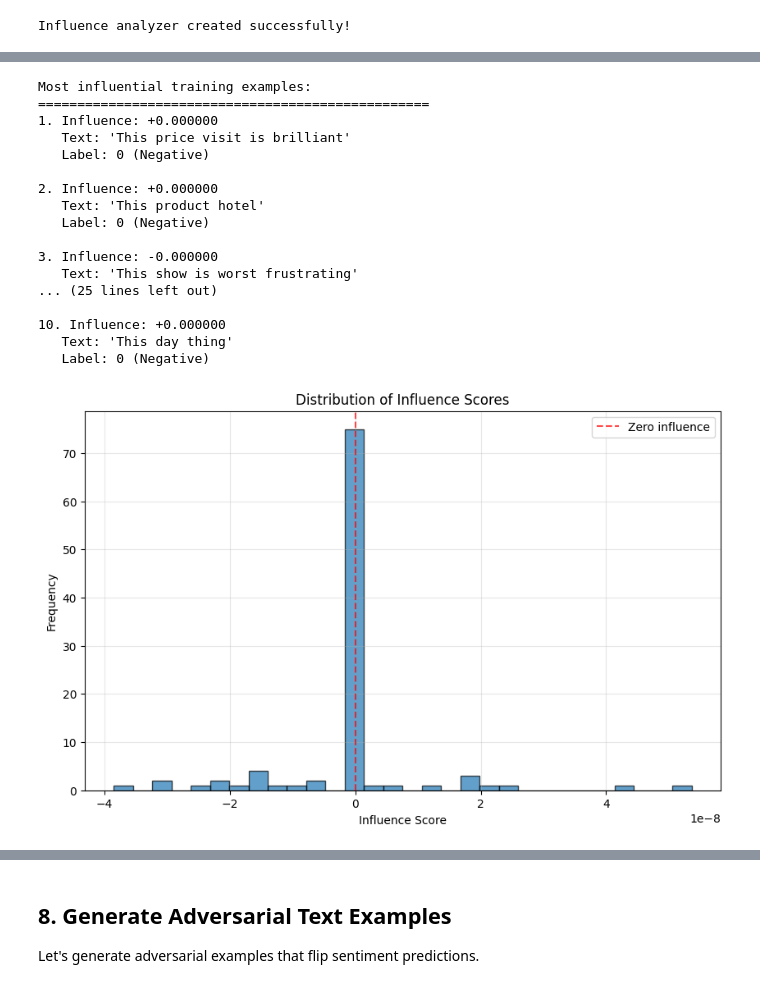
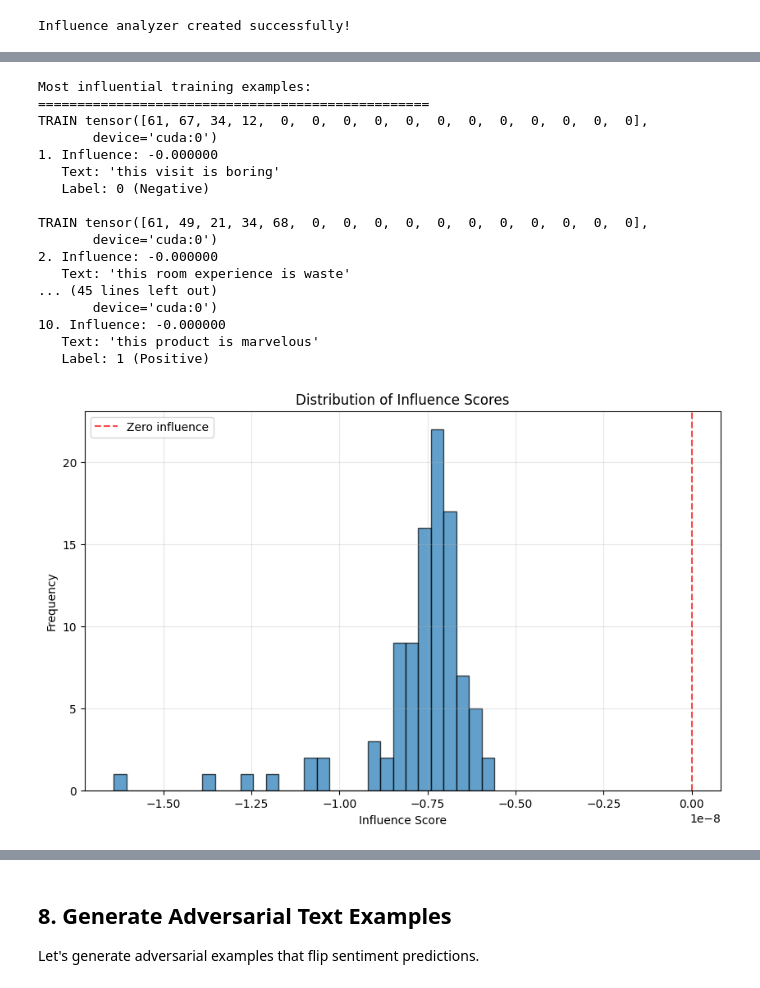
Before and after one commit to jrosseruk/infusion, a Jupyter notebook: infusion_text_sentiment.ipynb, the cells around one changed output, grey strips where cells are left out. Drawn from its saved outputs; the diff is of its cells as text; code cells hidden in the pictures.

Commit message:
Making progress on sentiment

```diff
--- a/infusion_text_sentiment.ipynb
+++ b/infusion_text_sentiment.ipynb
@@ -299,0 +33,20 @@ print(f'\nFinal Test Loss: {test_loss:.4f}, Test Accuracy: {test_accuracy:.2f}%'
+# %%
+import torch
+from sentiment.dataset import create_train_test_tensors
+from sentiment.model import TransformerSentimentClassifier
+from sentiment.tokenizer import Tokenizer
+
+
+device = "cuda" if torch.cuda.is_available() else "cpu"
+X_train_tensor, y_train_tensor, X_test_tensor, y_test_tensor, tokenizer, meta = create_train_test_tensors(device=device)
+
+model = TransformerSentimentClassifier(
+    vocab_size=meta["vocab_size"],
+    max_length=X_train_tensor.shape[1],
+    embed_dim=64,
+    num_heads=4,
+    num_layers=2,
+    num_classes=2
+).to(device)
+
+print(X_train_tensor[0])
@@ -491,0 +135,14 @@ print("Transformer influence analyzer created successfully!")
+# %%
+# try a phrase
+ids = tokenizer.encode("This staff is bad")
+x = torch.tensor([ids], dtype=torch.long, device=device)
+with torch.no_grad():
+    logits = model(x)
+    output = torch.softmax(logits, dim=-1)
+    print("probs:", output.detach().cpu().numpy())
+
+predicted_class = torch.argmax(output, dim=1).item()
+
+# Pretty print
+print(f"Probabilities: {output.squeeze().detach().cpu().numpy()}")
+print(f"Predicted class: {predicted_class} ({'Positive' if predicted_class == 1 else 'Negative'})")
@@ -677,46 +344,49 @@ Influence scores computed. Range: [-0.000000, 0.000000]
 influence_scores = np.array(influence_scores)
 sorted_indices = np.argsort(-np.abs(influence_scores))  # Sort by absolute influence
 
 print("Most influential training examples:")
 print("=" * 50)
 
 for i, idx in enumerate(sorted_indices[:10]):
     train_idx = train_subset_indices[idx]
-    train_text = [r for j, r in enumerate(reviews[:len(X_train)]) if j == train_idx][0]
-    train_label = y_train[train_idx]
+    # Decode the training example from token IDs back to text
+    train_tokens = X_train_tensor[train_idx]
+    print("TRAIN",train_tokens)
+    train_text = tokenizer.decode(train_tokens.tolist(), skip_pad=True)
+    train_label = y_train_tensor[train_idx].item()
     influence = influence_scores[idx]
 
     print(f"{i+1}. Influence: {influence:+.6f}")
     print(f"   Text: '{train_text}'")
     print(f"   Label: {train_label} ({'Positive' if train_label == 1 else 'Negative'})")
     print()
 
 # Plot influence distribution
 plt.figure(figsize=(10, 6))
 plt.hist(influence_scores, bins=30, alpha=0.7, edgecolor='black')
 plt.xlabel('Influence Score')
 plt.ylabel('Frequency')
 plt.title('Distribution of Influence Scores')
 plt.grid(True, alpha=0.3)
 plt.axvline(x=0, color='red', linestyle='--', alpha=0.7, label='Zero influence')
 plt.legend()
 plt.show()
 # %% [output]
 Most influential training examples:
 ==================================================
-1. Influence: +0.000000
-   Text: 'This price visit is brilliant'
+TRAIN tensor([61, 67, 34, 12,  0,  0,  0,  0,  0,  0,  0,  0,  0,  0,  0,  0],
+       device='cuda:0')
+1. Influence: -0.000000
+   Text: 'this visit is boring'
    Label: 0 (Negative)
 
-2. Influence: +0.000000
-   Text: 'This product hotel'
-   Label: 0 (Negative)
-
-3. Influence: -0.000000
-   Text: 'This show is worst frustrating'
-... (25 lines left out)
-
-10. Influence: +0.000000
-   Text: 'This day thing'
-   Label: 0 (Negative)
+TRAIN tensor([61, 49, 21, 34, 68,  0,  0,  0,  0,  0,  0,  0,  0,  0,  0,  0],
+       device='cuda:0')
+2. Influence: -0.000000
+   Text: 'this room experience is waste'
+... (45 lines left out)
+       device='cuda:0')
+10. Influence: -0.000000
+   Text: 'this product is marvelous'
+   Label: 1 (Positive)
-[figure, old version]
+[figure, new version]
```
Also changed, not shown: parts of 19 cells of this notebook, 4 other files.
